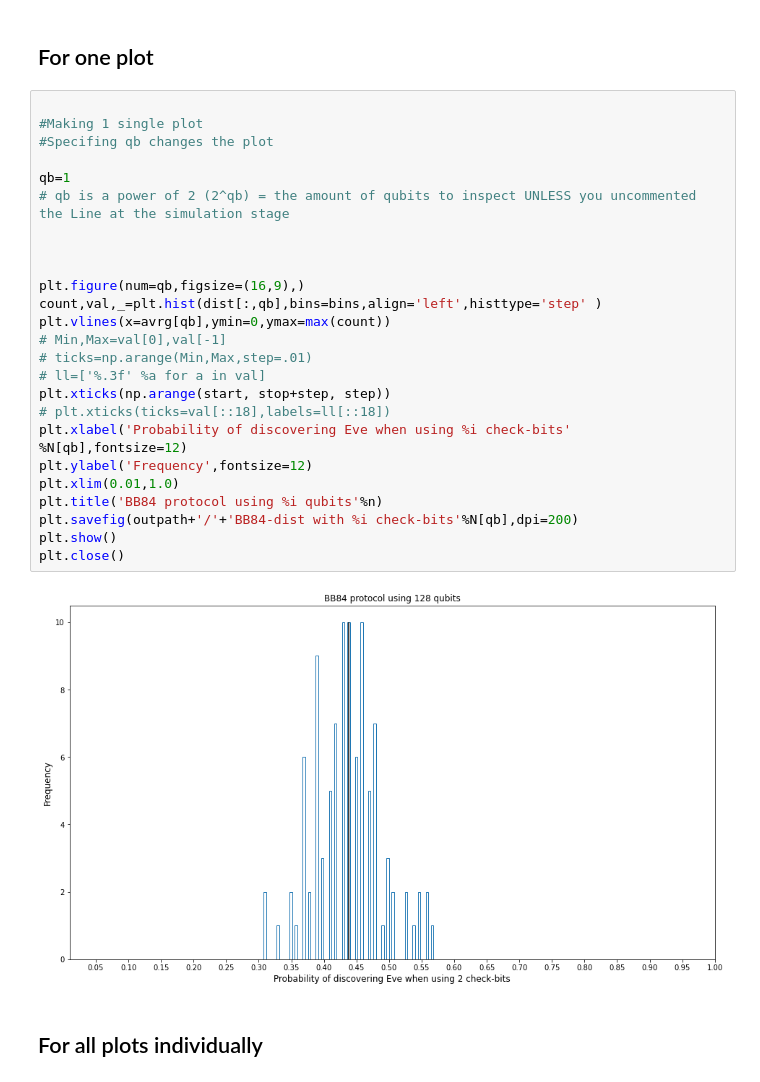
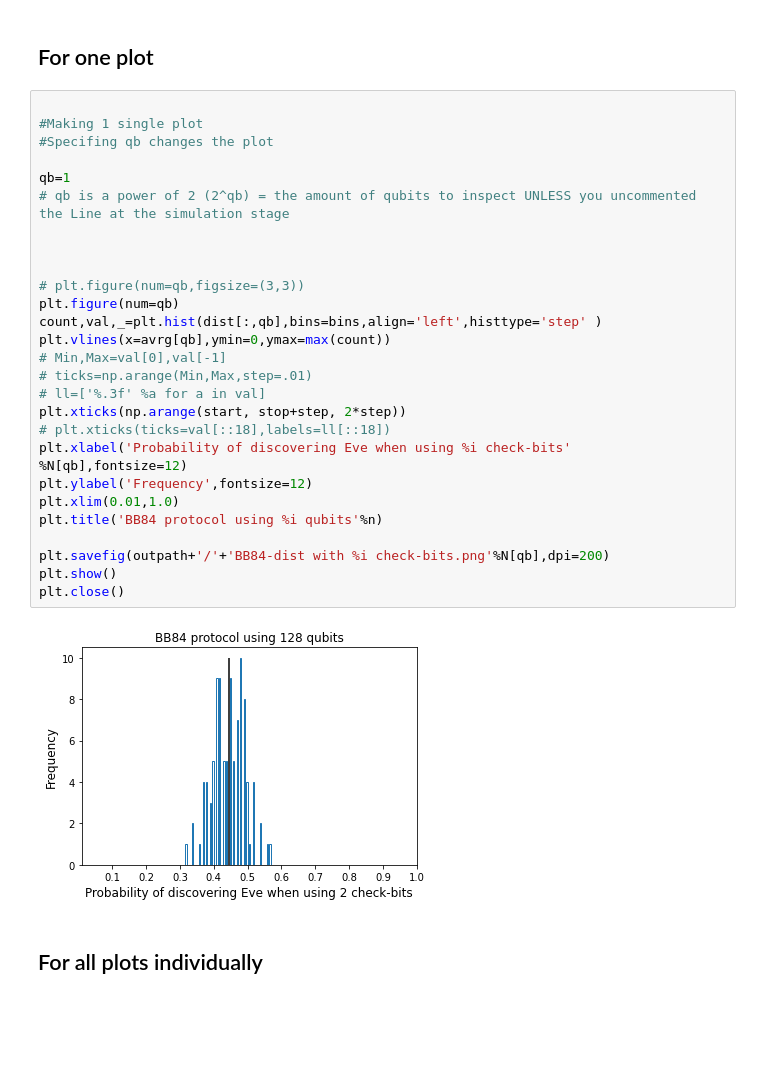
Before and after one commit to GuillermoFidalgo/QKDP, a Jupyter notebook: BB84.ipynb, the cells around one changed output. Drawn from its saved outputs; the diff is of its cells as text; blank space fills up the shorter version.

Commit message:
Guillo changes to images

```diff
--- a/BB84.ipynb
+++ b/BB84.ipynb
@@ -197,30 +197,32 @@ plots_BB84 already exists!
 # %%
 
 #Making 1 single plot
 #Specifing qb changes the plot
 
 qb=1
 # qb is a power of 2 (2^qb) = the amount of qubits to inspect UNLESS you uncommented the Line at the simulation stage
 
 
 
-plt.figure(num=qb,figsize=(16,9),)
+# plt.figure(num=qb,figsize=(3,3))
+plt.figure(num=qb)
 count,val,_=plt.hist(dist[:,qb],bins=bins,align='left',histtype='step' )
 plt.vlines(x=avrg[qb],ymin=0,ymax=max(count))
 # Min,Max=val[0],val[-1]
 # ticks=np.arange(Min,Max,step=.01)
 # ll=['%.3f' %a for a in val]
-plt.xticks(np.arange(start, stop+step, step))
+plt.xticks(np.arange(start, stop+step, 2*step))
 # plt.xticks(ticks=val[::18],labels=ll[::18])
 plt.xlabel('Probability of discovering Eve when using %i check-bits' %N[qb],fontsize=12)
 plt.ylabel('Frequency',fontsize=12)
 plt.xlim(0.01,1.0)
 plt.title('BB84 protocol using %i qubits'%n)
-plt.savefig(outpath+'/'+'BB84-dist with %i check-bits'%N[qb],dpi=200)
+
+plt.savefig(outpath+'/'+'BB84-dist with %i check-bits.png'%N[qb],dpi=200)
 plt.show()
 plt.close()
 # %% [output]
-[figure, old version]
+[figure, new version]
 # %% [markdown]
 ## For all plots individually
 # %%
```
Also changed, not shown: parts of 11 cells of this notebook, 36 other files.
